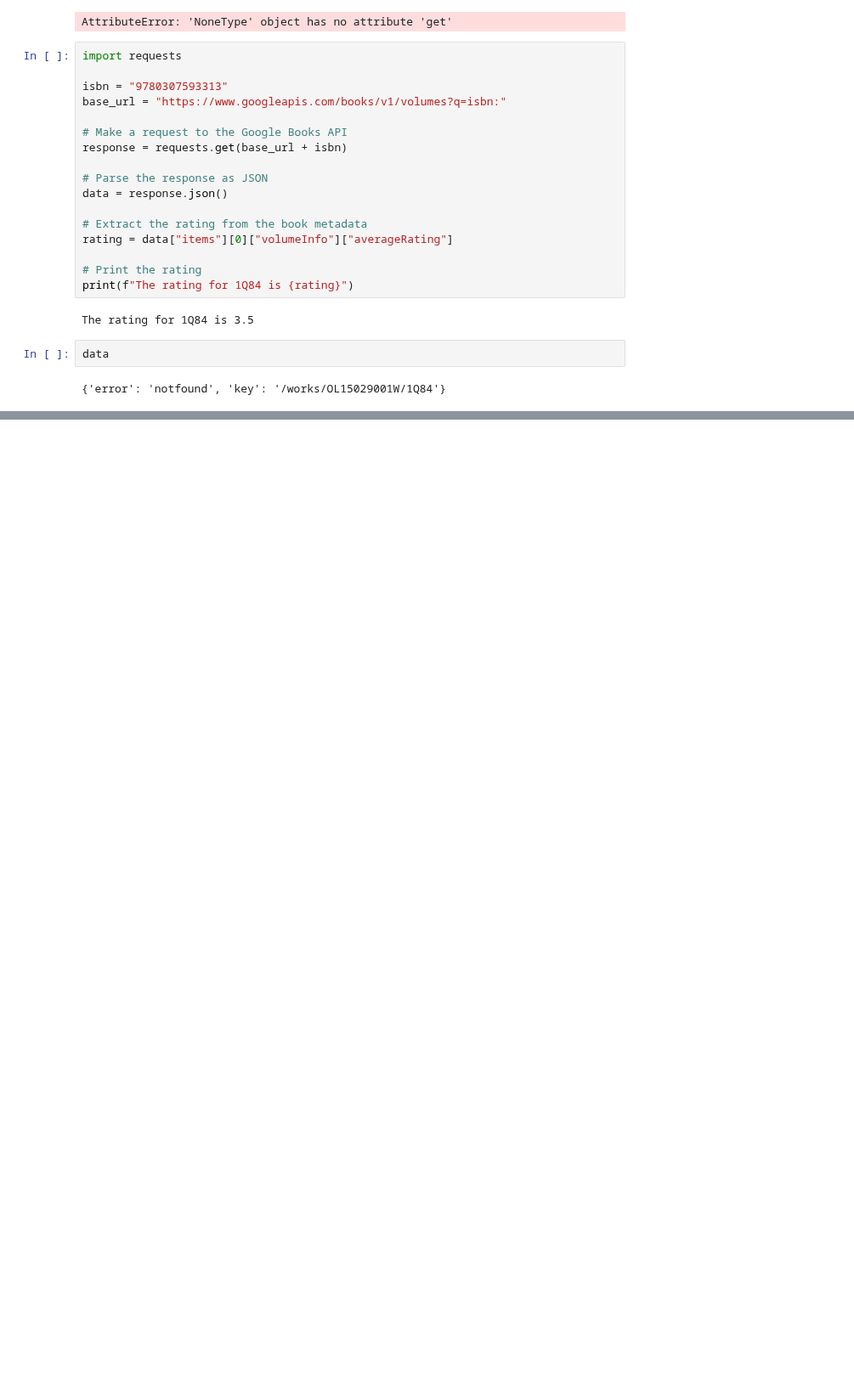
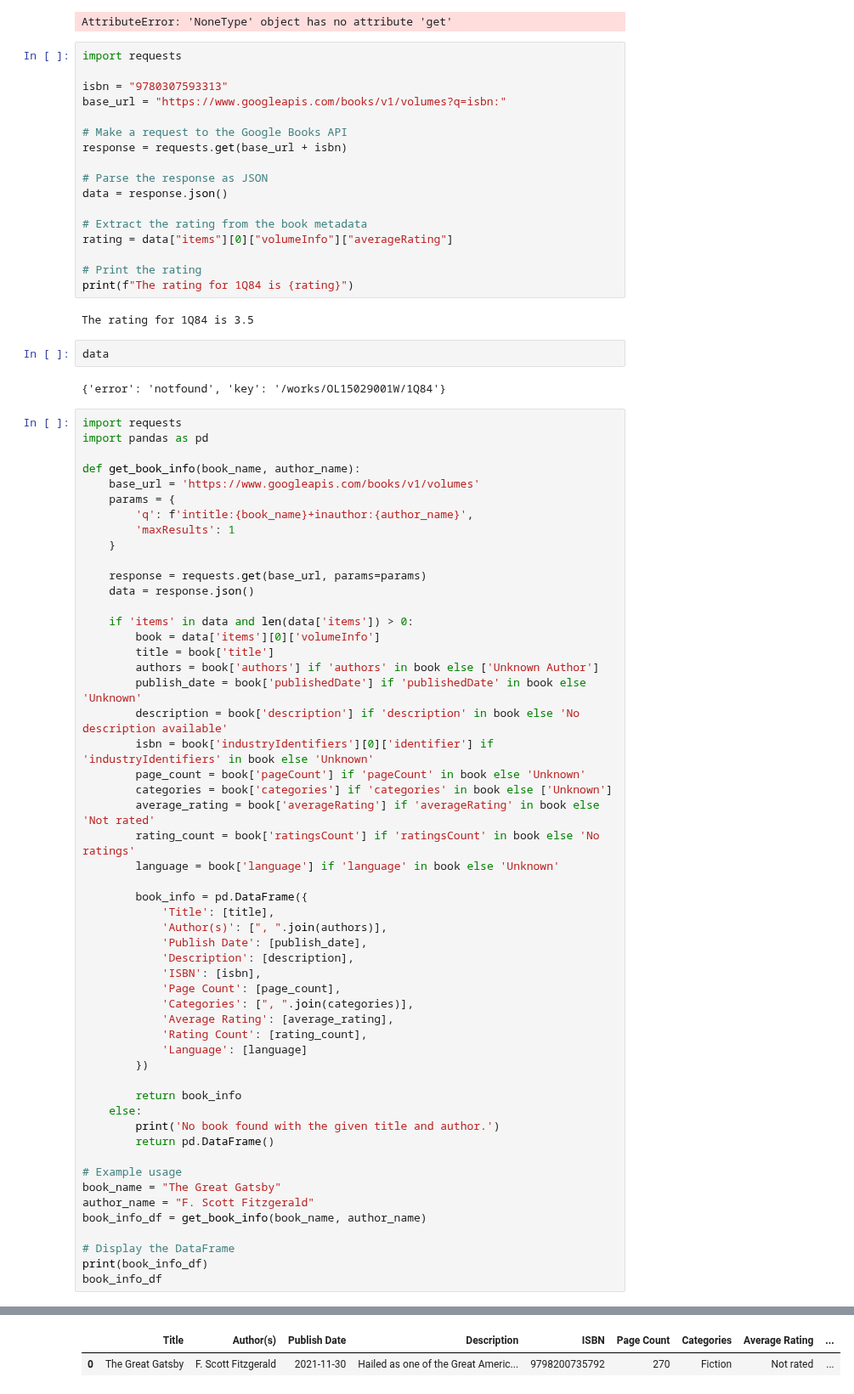
Before and after one commit to lalelisealstad/mybook-dashboard, a Jupyter notebook: app.ipynb, the cells around one changed output, grey strips where cells are left out. Shown at 85% size. Saved outputs shown, nothing was run; the diff lists cells and outputs as text; blank space fills up the shorter version.

```diff
--- a/app.ipynb
+++ b/app.ipynb
@@ -274,3 +301,57 @@ The rating for 1Q84 is 3.5
 data
 # %% [output]
 {'error': 'notfound', 'key': '/works/OL15029001W/1Q84'}
+# %%
+import requests
+import pandas as pd
+
+def get_book_info(book_name, author_name):
+    base_url = 'https://www.googleapis.com/books/v1/volumes'
+    params = {
+        'q': f'intitle:{book_name}+inauthor:{author_name}',
+        'maxResults': 1
+    }
+
+    response = requests.get(base_url, params=params)
+    data = response.json()
+
+    if 'items' in data and len(data['items']) > 0:
+        book = data['items'][0]['volumeInfo']
+        title = book['title']
+        authors = book['authors'] if 'authors' in book else ['Unknown Author']
+        publish_date = book['publishedDate'] if 'publishedDate' in book else 'Unknown'
+        description = book['description'] if 'description' in book else 'No description available'
+        isbn = book['industryIdentifiers'][0]['identifier'] if 'industryIdentifiers' in book else 'Unknown'
+        page_count = book['pageCount'] if 'pageCount' in book else 'Unknown'
+        categories = book['categories'] if 'categories' in book else ['Unknown']
+        average_rating = book['averageRating'] if 'averageRating' in book else 'Not rated'
+        rating_count = book['ratingsCount'] if 'ratingsCount' in book else 'No ratings'
+        language = book['language'] if 'language' in book else 'Unknown'
+
+        book_info = pd.DataFrame({
+            'Title': [title],
+            'Author(s)': [", ".join(authors)],
+            'Publish Date': [publish_date],
+            'Description': [description],
+            'ISBN': [isbn],
+            'Page Count': [page_count],
+            'Categories': [", ".join(categories)],
+            'Average Rating': [average_rating],
+            'Rating Count': [rating_count],
+            'Language': [language]
+        })
+
+        return book_info
+    else:
+        print('No book found with the given title and author.')
+        return pd.DataFrame()
+
+# Example usage
+book_name = "The Great Gatsby"
+author_name = "F. Scott Fitzgerald"
+book_info_df = get_book_info(book_name, author_name)
+
+# Display the DataFrame
+print(book_info_df)
+book_info_df
+# %% [output]
@@ -276,0 +366,2 @@ data
+|  | Title | Author(s) | Publish Date | Description | ISBN | Page Count | Categories | Average Rating | ... |
+| 0 | The Great Gatsby | F. Scott Fitzgerald | 2021-11-30 | Hailed as one of the Great Americ... | 9798200735792 | 270 | Fiction | Not rated | ... |
```
Also changed, not shown: parts of 11 cells of this notebook, 9 other files.
